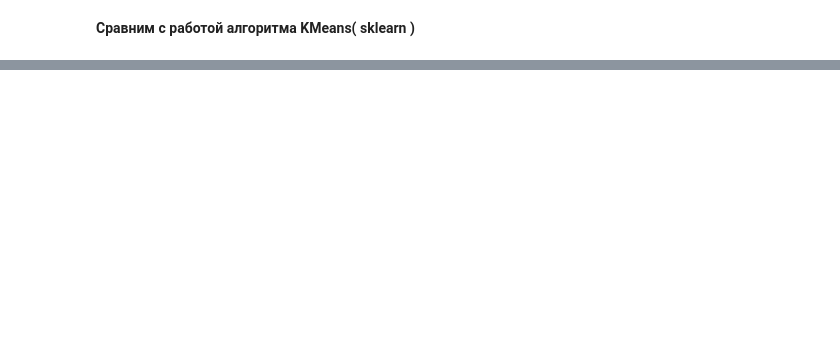
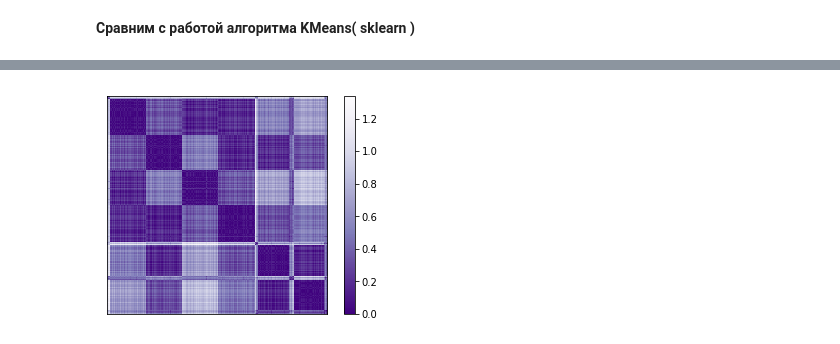
Before and after one commit to paniquex/IML_homeworks, a Jupyter notebook: k-mean_1/k-mean-algorithm.ipynb, the cells around one changed output, grey strips where cells are left out. Saved outputs shown, nothing was run; the diff lists cells and outputs as text; code cells hidden in the pictures; blank space fills up the shorter version.

```diff
--- a/k-mean_1/k-mean-algorithm.ipynb
+++ b/k-mean_1/k-mean-algorithm.ipynb
@@ -99,0 +106,15 @@ np.shape(X_with_clusters[:, 2])
+# %%
+i  = np.argsort(a)
+X2 = X1[i, :]
+
+D = (X2[:,0][:, np.newaxis] - X2[:,0]) ** 2
+D += (X2[:,1][:, np.newaxis] - X2[:,1]) ** 2
+D = np.sqrt(D)
+
+plt.figure(figsize=(5, 4))
+plt.imshow(D, cmap='Purples_r', aspect='auto')
+plt.xticks([])
+plt.yticks([])
+plt.colorbar(orientation='vertical', pad=0.06);
+# %% [output]
+[figure, added]
```
Also changed, not shown: parts of 18 cells of this notebook.
